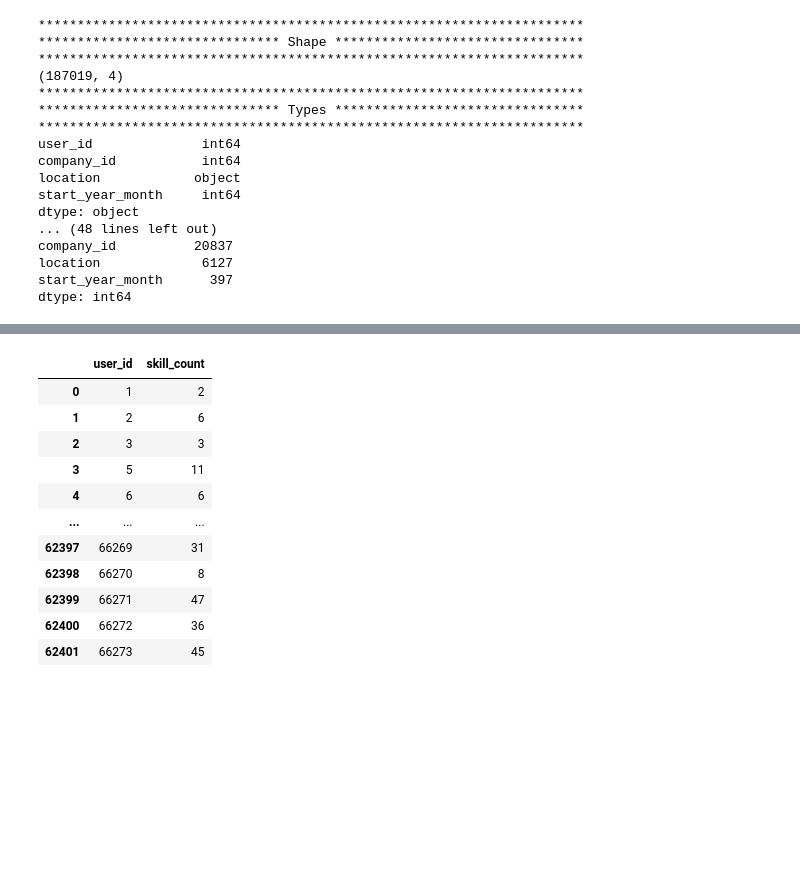
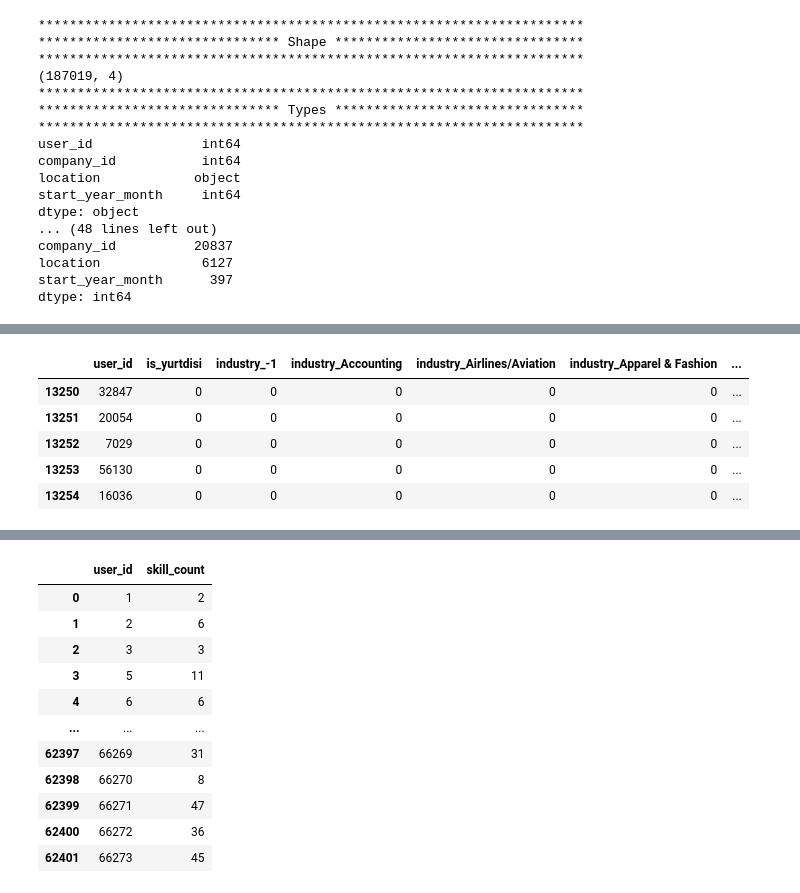
Before and after one commit to furkaneneseren/Datathon-BBVA, a Jupyter notebook: revise/revise.ipynb, the cells around one changed output, grey strips where cells are left out. Cells and saved outputs as stored; diff of their text form; code cells hidden in the pictures; blank space fills up the shorter version.

```diff
--- a/revise/revise.ipynb
+++ b/revise/revise.ipynb
@@ -663,0 +730,9 @@ dtype: int64
+# %%
+test.tail()
+# %% [output]
+|  | user_id | is_yurtdisi | industry_-1 | industry_Accounting | industry_Airlines/Aviation | industry_Apparel & Fashion | ... |
+| 13250 | 32847 | 0 | 0 | 0 | 0 | 0 | ... |
+| 13251 | 20054 | 0 | 0 | 0 | 0 | 0 | ... |
+| 13252 | 7029 | 0 | 0 | 0 | 0 | 0 | ... |
+| 13253 | 56130 | 0 | 0 | 0 | 0 | 0 | ... |
+| 13254 | 16036 | 0 | 0 | 0 | 0 | 0 | ... |
```
Also changed, not shown: parts of 17 cells of this notebook.
